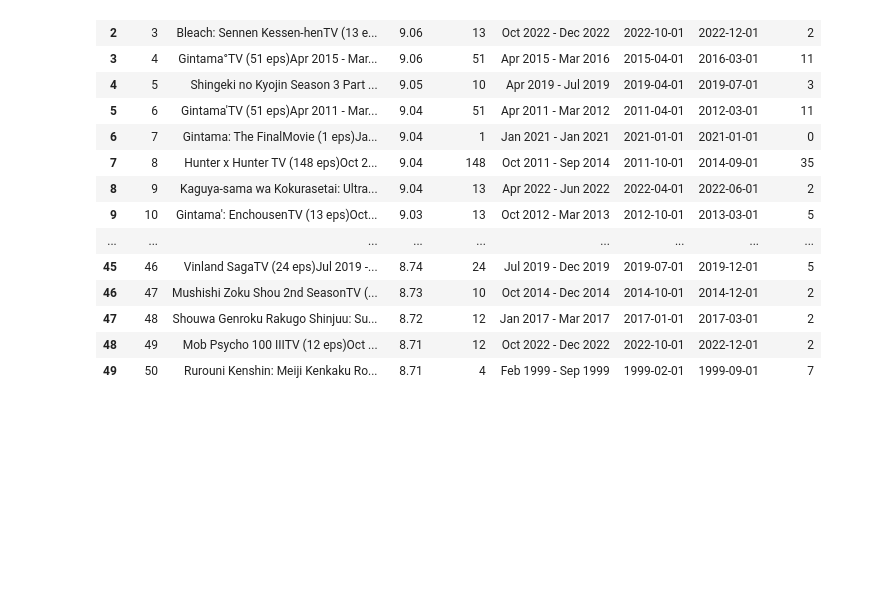
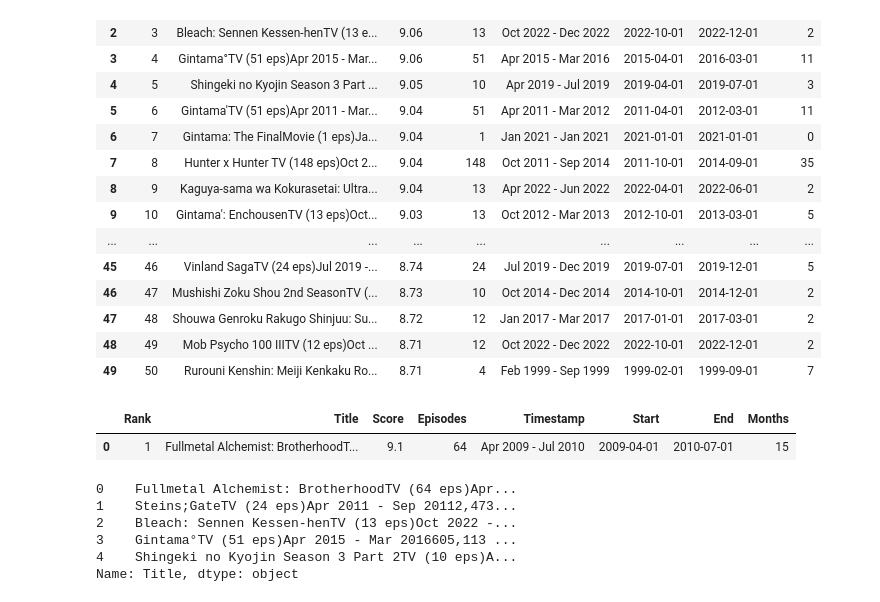
Before and after one commit to krishkumar4400/ai-ml-journy, a Jupyter notebook: 01_advance_python_programming/pandas/09-feature_extraction.ipynb, the cells around one changed output. Drawn from its saved outputs; the diff is of its cells as text; code cells hidden in the pictures; blank space fills up the shorter version.

```diff
--- a/01_advance_python_programming/pandas/09-feature_extraction.ipynb
+++ b/01_advance_python_programming/pandas/09-feature_extraction.ipynb
@@ -262,3 +262,17 @@ df
 | 47 | 48 | Shouwa Genroku Rakugo Shinjuu: Su... | 8.72 | 12 | Jan 2017 - Mar 2017 | 2017-01-01 | 2017-03-01 | 2 |
 | 48 | 49 | Mob Psycho 100 IIITV (12 eps)Oct ... | 8.71 | 12 | Oct 2022 - Dec 2022 | 2022-10-01 | 2022-12-01 | 2 |
 | 49 | 50 | Rurouni Kenshin: Meiji Kenkaku Ro... | 8.71 | 4 | Feb 1999 - Sep 1999 | 1999-02-01 | 1999-09-01 | 7 |
+# %%
+df[df['Score'] == df['Score'].max()]
+# %% [output]
+|  | Rank | Title | Score | Episodes | Timestamp | Start | End | Months |
+| 0 | 1 | Fullmetal Alchemist: BrotherhoodT... | 9.1 | 64 | Apr 2009 - Jul 2010 | 2009-04-01 | 2010-07-01 | 15 |
+# %%
+df['Title'].head()
+# %% [output]
+0    Fullmetal Alchemist: BrotherhoodTV (64 eps)Apr...
+1    Steins;GateTV (24 eps)Apr 2011 - Sep 20112,473...
+2    Bleach: Sennen Kessen-henTV (13 eps)Oct 2022 -...
+3    Gintama°TV (51 eps)Apr 2015 - Mar 2016605,113 ...
+4    Shingeki no Kyojin Season 3 Part 2TV (10 eps)A...
+Name: Title, dtype: object
```
Also changed, not shown: parts of 4 cells of this notebook.
